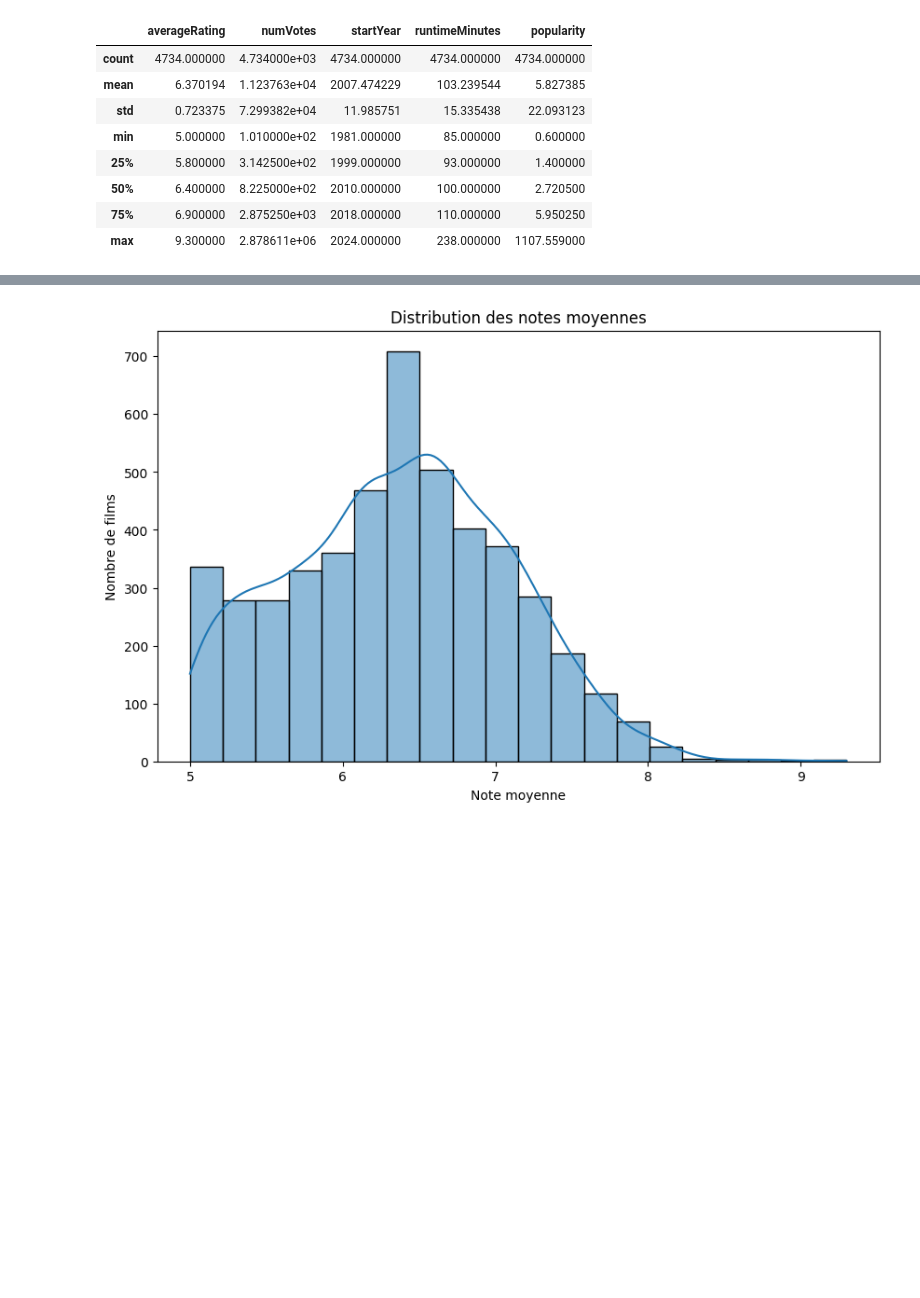
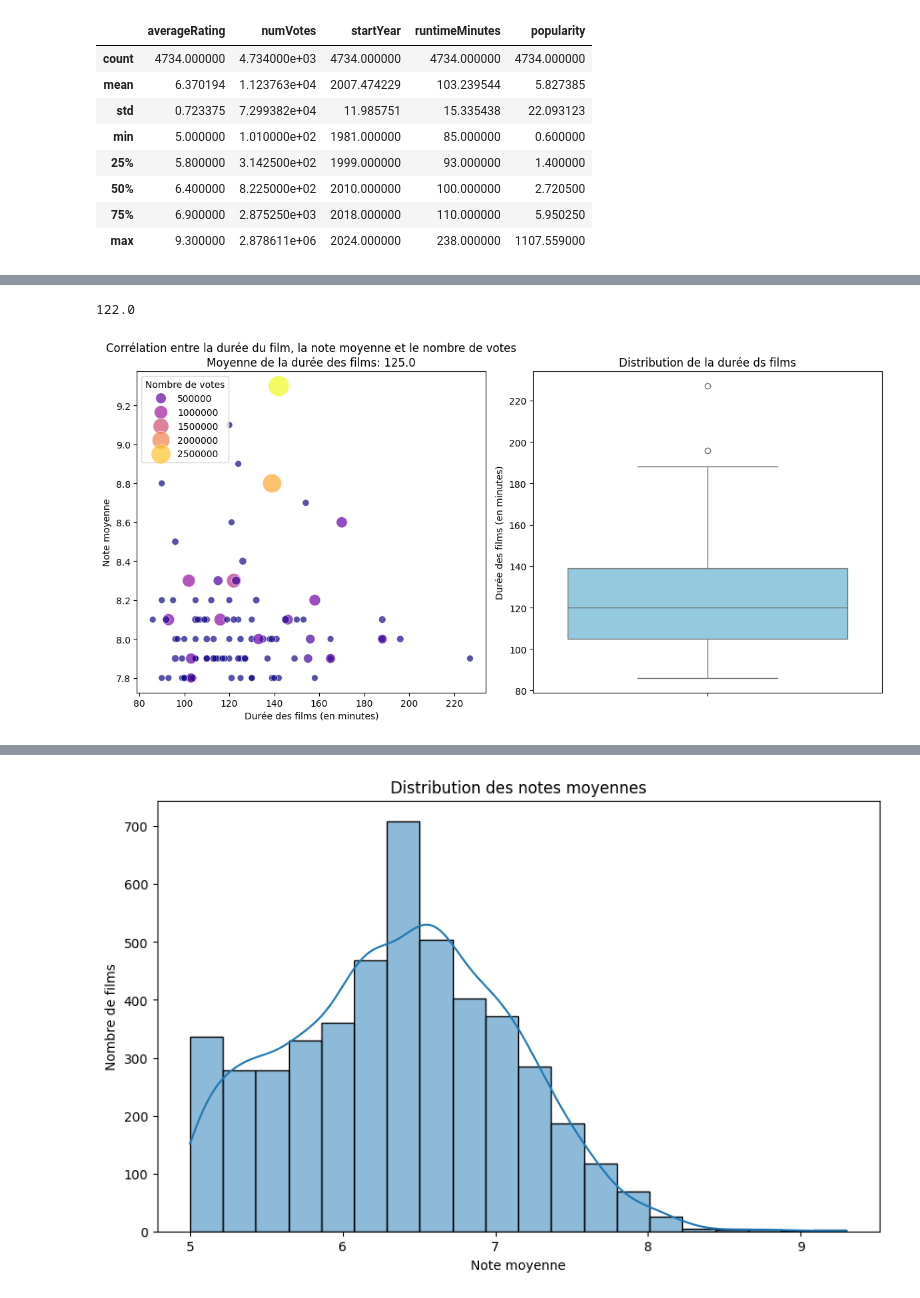
Before and after one commit to Patrick-NII/Projet-Data-IA, a Jupyter notebook: Merged_all_tables/merged_all_tables.ipynb, the cells around one changed output, grey strips where cells are left out. Saved outputs shown, nothing was run; the diff lists cells and outputs as text; code cells hidden in the pictures; blank space fills up the shorter version.

Commit message:
mise en place d'analyse avec graphique

```diff
--- a/Merged_all_tables/merged_all_tables.ipynb
+++ b/Merged_all_tables/merged_all_tables.ipynb
@@ -20,0 +23,13 @@ df_merged.head(5)
+# %%
+def clean_actors_list(actors_list):
+    # Convertir la liste en un ensemble pour supprimer les doublons, puis trier
+    unique_actors = sorted(set(actors_list))
+    # Convertir l'ensemble trié en une chaîne de caractères séparée par des virgules
+    cleaned_list = ', '.join(unique_actors)
+    return cleaned_list
+
+# Appliquer la fonction à chaque élément de la colonne "Actors_Actresses"
+df_merged['Actors_Actresses'] = df_merged['Actors_Actresses'].apply(eval).apply(clean_actors_list)
+df_merged['production_companies_name'] = df_merged['production_companies_name'].apply(eval).apply(clean_actors_list)
+
+df_merged.head(5)
@@ -48,3 +70,8 @@ df_merged.describe()
 | 50% | 6.400000 | 8.225000e+02 | 2010.000000 | 100.000000 | 2.720500 |
 | 75% | 6.900000 | 2.875250e+03 | 2018.000000 | 110.000000 | 5.950250 |
 | max | 9.300000 | 2.878611e+06 | 2024.000000 | 238.000000 | 1107.559000 |
+# %%
+# Les 20 films les mieux notés de 1980 à 2024
+
+df_sorted_avg =  df_merged.sort_values(by='averageRating', ascending=False)
+df_sorted_avg.head(20)
@@ -50,0 +96,34 @@ df_merged.describe()
+# %%
+# Moyenne durée des 20 films les mieux notés
+df_mean_avg = df_sorted_avg['runtimeMinutes'].head(20).mean()
+df_mean_avg.round()
+# %% [output]
+122.0
+# %%
+fig, axes = plt.subplots(1, 2, figsize=(12, 6))
+
+# Trier le DataFrame selon la colonne 'averageRating' et sélectionner les 20 premières lignes
+df_top_20 = df_sorted_avg.sort_values(by='averageRating', ascending=False).head(100)
+
+# Nuage de points avec 'runtimeMinutes' sur l'axe x, 'averageRating' sur l'axe y et 'numVotes' comme taille des points
+sns.scatterplot(data=df_top_20, x='runtimeMinutes', y='averageRating', hue='numVotes', palette='plasma', size='numVotes', sizes=(50, 500), alpha=0.7, ax=axes[0])
+
+# Barre de couleur pour expliquer la signification des couleurs
+axes[0].legend(title='Nombre de votes', loc='upper left')
+
+axes[0].set_xlabel('Durée des films (en minutes)')
+axes[0].set_ylabel('Note moyenne')
+axes[0].set_title(f'Corrélation entre la durée du film, la note moyenne et le nombre de votes\nMoyenne de la durée des films: {df_top_20["runtimeMinutes"].mean().round()}')
+
+# Graphique boxplot pour 'runtimeMinutes'
+sns.boxplot(data=df_top_20, y='runtimeMinutes', ax=axes[1], color='skyblue')
+
+# Ajouter des labels et un titre
+axes[1].set_ylabel('Durée des films (en minutes)')
+axes[1].set_title('Distribution de la durée ds films')
+
+
+plt.tight_layout()
+plt.show()
+# %% [output]
+[figure, added]
```
Also changed, not shown: parts of 9 cells of this notebook.
